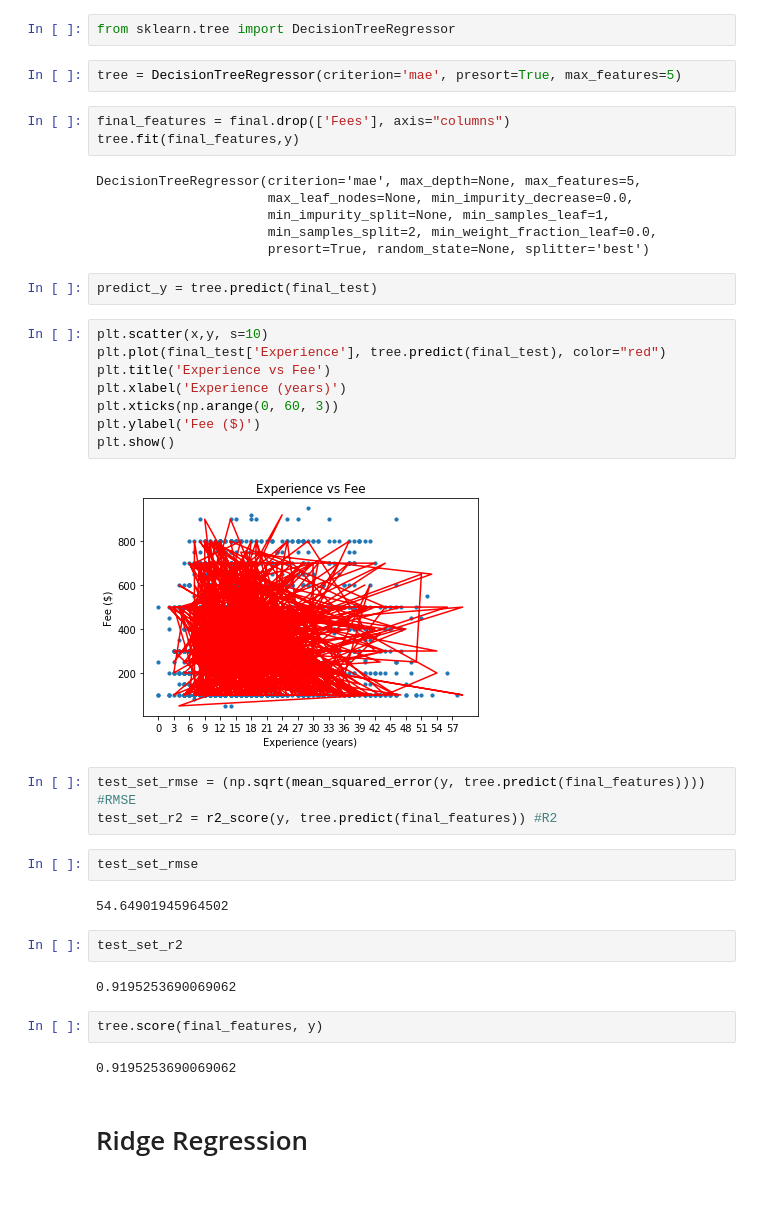
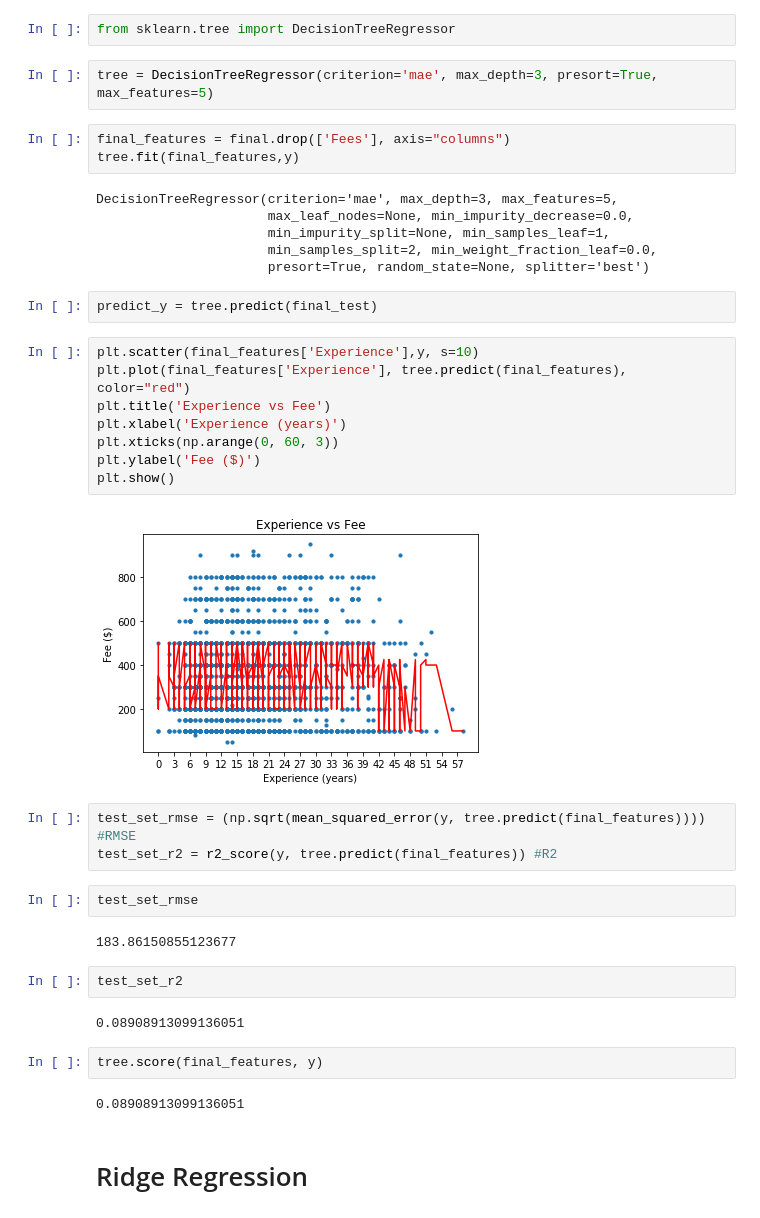
Before and after one commit to velitchko/machine-learning, a Jupyter notebook: assignment_1/ML Assignment 1.ipynb, the cells around one changed output. Saved outputs shown, nothing was run; the diff lists cells and outputs as text.

```diff
--- a/assignment_1/ML Assignment 1.ipynb
+++ b/assignment_1/ML Assignment 1.ipynb
@@ -153,12 +154,12 @@ test_set_r2
 # %%
 from sklearn.tree import DecisionTreeRegressor
 # %%
-tree = DecisionTreeRegressor(criterion='mae', presort=True, max_features=5)
+tree = DecisionTreeRegressor(criterion='mae', max_depth=3, presort=True, max_features=5)
 # %%
 final_features = final.drop(['Fees'], axis="columns")
 tree.fit(final_features,y)
 # %% [output]
-DecisionTreeRegressor(criterion='mae', max_depth=None, max_features=5,
+DecisionTreeRegressor(criterion='mae', max_depth=3, max_features=5,
                       max_leaf_nodes=None, min_impurity_decrease=0.0,
                       min_impurity_split=None, min_samples_leaf=1,
                       min_samples_split=2, min_weight_fraction_leaf=0.0,
@@ -166,29 +167,29 @@ DecisionTreeRegressor(criterion='mae', max_depth=None, max_features=5,
 # %%
 predict_y = tree.predict(final_test)
 # %%
-plt.scatter(x,y, s=10)
-plt.plot(final_test['Experience'], tree.predict(final_test), color="red")
+plt.scatter(final_features['Experience'],y, s=10)
+plt.plot(final_features['Experience'], tree.predict(final_features), color="red")
 plt.title('Experience vs Fee')
 plt.xlabel('Experience (years)')
 plt.xticks(np.arange(0, 60, 3))
 plt.ylabel('Fee ($)')
 plt.show()
 # %% [output]
-[figure, old version]
+[figure, new version]
 # %%
 test_set_rmse = (np.sqrt(mean_squared_error(y, tree.predict(final_features)))) #RMSE
 test_set_r2 = r2_score(y, tree.predict(final_features)) #R2
 # %%
 test_set_rmse
 # %% [output]
-54.64901945964502
+183.86150855123677
 # %%
 test_set_r2
 # %% [output]
-0.9195253690069062
+0.08908913099136051
 # %%
 tree.score(final_features, y)
 # %% [output]
-0.9195253690069062
+0.08908913099136051
 # %% [markdown]
 # Ridge Regression
```
Also changed, not shown: parts of 9 cells of this notebook.
